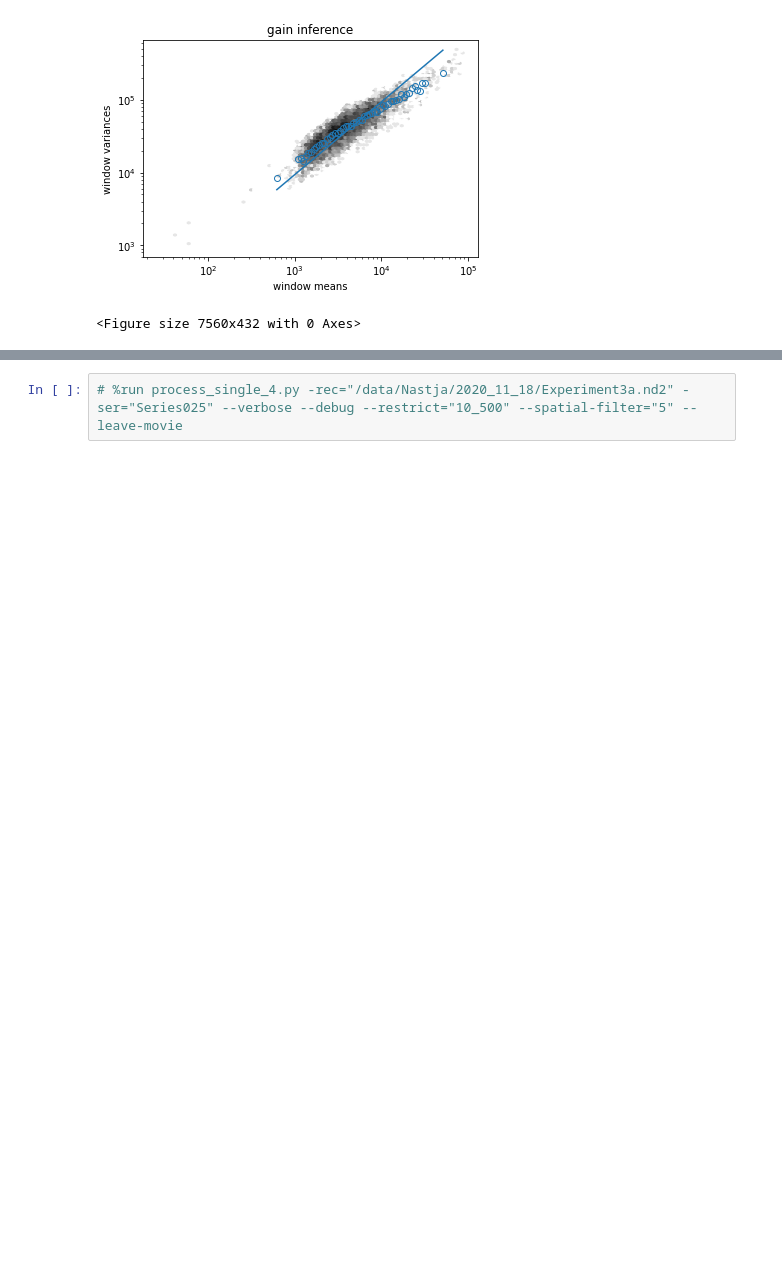
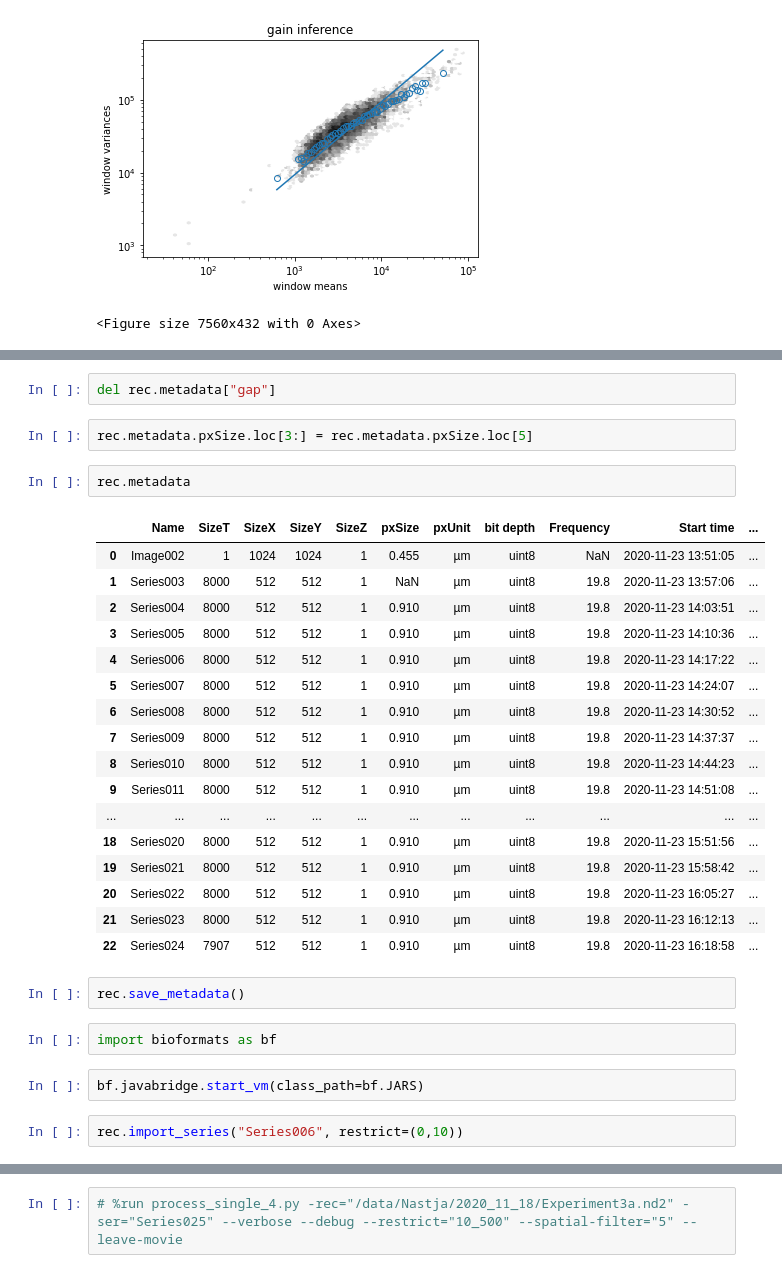
Before and after one commit to szarma/Physio_Ca, a Jupyter notebook: notebooks/closeup_7(redevelop).ipynb, the cells around one changed output, grey strips where cells are left out. Cells and saved outputs as stored; diff of their text form; blank space fills up the shorter version.

```diff
--- a/notebooks/closeup_7(redevelop).ipynb
+++ b/notebooks/closeup_7(redevelop).ipynb
@@ -84,0 +101,32 @@ old_regions = load_regions("/data/Nastja/2020_11_18/Experiment3a.nd2_analysis/Ex
+# %%
+del rec.metadata["gap"]
+# %%
+rec.metadata.pxSize.loc[3:] = rec.metadata.pxSize.loc[5]
+# %%
+rec.metadata
+# %% [output]
+|  | Name | SizeT | SizeX | SizeY | SizeZ | pxSize | pxUnit | bit depth | Frequency | Start time | ... |
+| 0 | Image002 | 1 | 1024 | 1024 | 1 | 0.455 | µm | uint8 | NaN | 2020-11-23 13:51:05 | ... |
+| 1 | Series003 | 8000 | 512 | 512 | 1 | NaN | µm | uint8 | 19.8 | 2020-11-23 13:57:06 | ... |
+| 2 | Series004 | 8000 | 512 | 512 | 1 | 0.910 | µm | uint8 | 19.8 | 2020-11-23 14:03:51 | ... |
+| 3 | Series005 | 8000 | 512 | 512 | 1 | 0.910 | µm | uint8 | 19.8 | 2020-11-23 14:10:36 | ... |
+| 4 | Series006 | 8000 | 512 | 512 | 1 | 0.910 | µm | uint8 | 19.8 | 2020-11-23 14:17:22 | ... |
+| 5 | Series007 | 8000 | 512 | 512 | 1 | 0.910 | µm | uint8 | 19.8 | 2020-11-23 14:24:07 | ... |
+| 6 | Series008 | 8000 | 512 | 512 | 1 | 0.910 | µm | uint8 | 19.8 | 2020-11-23 14:30:52 | ... |
+| 7 | Series009 | 8000 | 512 | 512 | 1 | 0.910 | µm | uint8 | 19.8 | 2020-11-23 14:37:37 | ... |
+| 8 | Series010 | 8000 | 512 | 512 | 1 | 0.910 | µm | uint8 | 19.8 | 2020-11-23 14:44:23 | ... |
+| 9 | Series011 | 8000 | 512 | 512 | 1 | 0.910 | µm | uint8 | 19.8 | 2020-11-23 14:51:08 | ... |
+| ... | ... | ... | ... | ... | ... | ... | ... | ... | ... | ... | ... |
+| 18 | Series020 | 8000 | 512 | 512 | 1 | 0.910 | µm | uint8 | 19.8 | 2020-11-23 15:51:56 | ... |
+| 19 | Series021 | 8000 | 512 | 512 | 1 | 0.910 | µm | uint8 | 19.8 | 2020-11-23 15:58:42 | ... |
+| 20 | Series022 | 8000 | 512 | 512 | 1 | 0.910 | µm | uint8 | 19.8 | 2020-11-23 16:05:27 | ... |
+| 21 | Series023 | 8000 | 512 | 512 | 1 | 0.910 | µm | uint8 | 19.8 | 2020-11-23 16:12:13 | ... |
+| 22 | Series024 | 7907 | 512 | 512 | 1 | 0.910 | µm | uint8 | 19.8 | 2020-11-23 16:18:58 | ... |
+# %%
+rec.save_metadata()
+# %%
+import bioformats as bf
+# %%
+bf.javabridge.start_vm(class_path=bf.JARS)
+# %%
+rec.import_series("Series006", restrict=(0,10))
```
Also changed, not shown: parts of 16 cells of this notebook, 2 other files.
